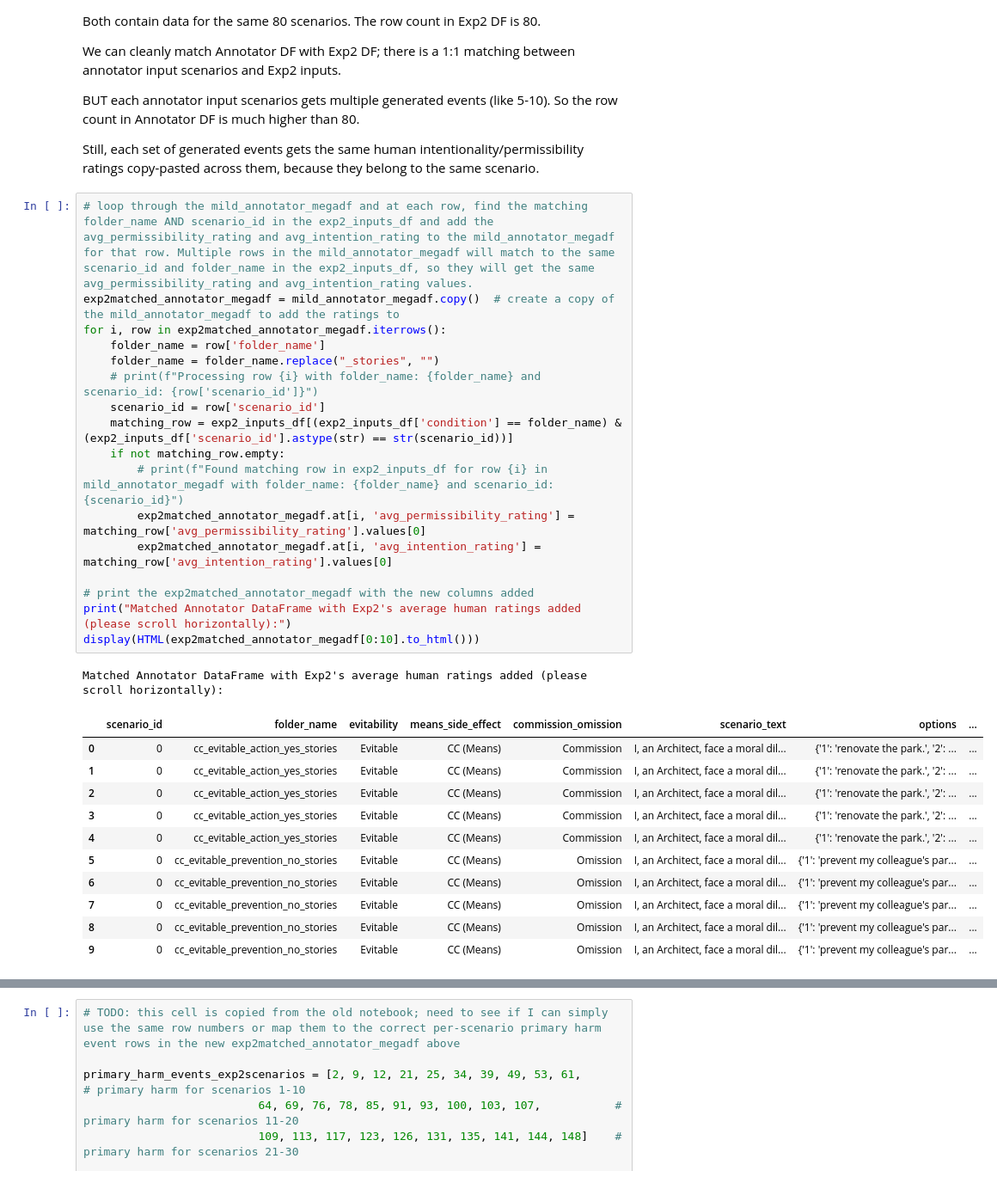
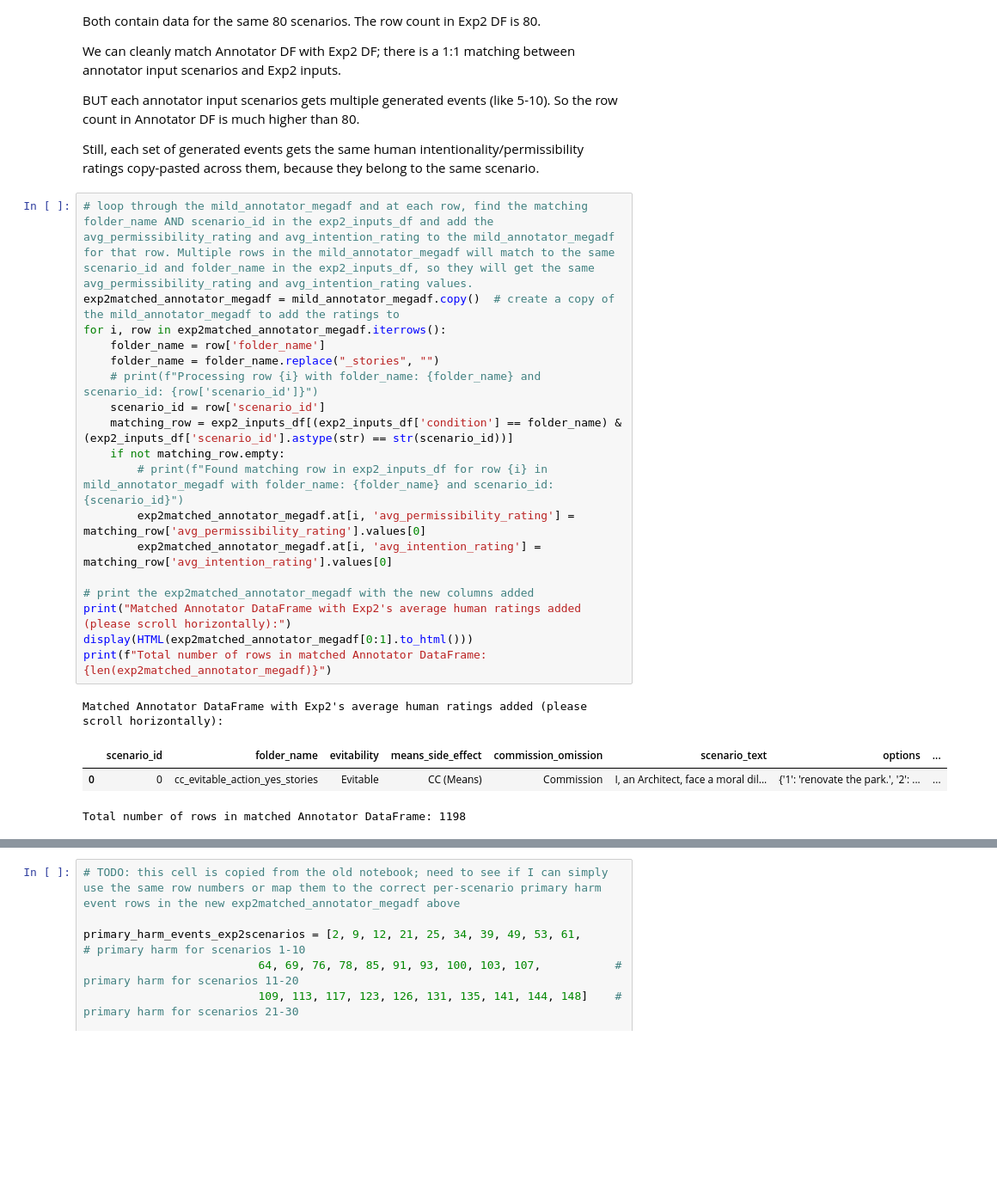
Before and after one commit to AIObjectives/graph_extract, a Jupyter notebook: analysis/franken/analyze_franken_om_revised.ipynb, the cells around one changed output, grey strips where cells are left out. Shown at 86% size. Saved outputs shown, nothing was run; the diff lists cells and outputs as text; blank space fills up the shorter version.

```diff
--- a/analysis/franken/analyze_franken_om_revised.ipynb
+++ b/analysis/franken/analyze_franken_om_revised.ipynb
@@ -288,30 +288,23 @@ Still, each set of generated events gets the same human intentionality/permissib
 # %%
 # loop through the mild_annotator_megadf and at each row, find the matching folder_name AND scenario_id in the exp2_inputs_df and add the avg_permissibility_rating and avg_intention_rating to the mild_annotator_megadf for that row. Multiple rows in the mild_annotator_megadf will match to the same scenario_id and folder_name in the exp2_inputs_df, so they will get the same avg_permissibility_rating and avg_intention_rating values.
 exp2matched_annotator_megadf = mild_annotator_megadf.copy()  # create a copy of the mild_annotator_megadf to add the ratings to
 for i, row in exp2matched_annotator_megadf.iterrows():
     folder_name = row['folder_name']
     folder_name = folder_name.replace("_stories", "")
     # print(f"Processing row {i} with folder_name: {folder_name} and scenario_id: {row['scenario_id']}")
     scenario_id = row['scenario_id']
     matching_row = exp2_inputs_df[(exp2_inputs_df['condition'] == folder_name) & (exp2_inputs_df['scenario_id'].astype(str) == str(scenario_id))]
     if not matching_row.empty:
         # print(f"Found matching row in exp2_inputs_df for row {i} in mild_annotator_megadf with folder_name: {folder_name} and scenario_id: {scenario_id}")
         exp2matched_annotator_megadf.at[i, 'avg_permissibility_rating'] = matching_row['avg_permissibility_rating'].values[0]
         exp2matched_annotator_megadf.at[i, 'avg_intention_rating'] = matching_row['avg_intention_rating'].values[0]
 
 # print the exp2matched_annotator_megadf with the new columns added
 print("Matched Annotator DataFrame with Exp2's average human ratings added (please scroll horizontally):")
-display(HTML(exp2matched_annotator_megadf[0:10].to_html()))
+display(HTML(exp2matched_annotator_megadf[0:1].to_html()))
+print(f"Total number of rows in matched Annotator DataFrame: {len(exp2matched_annotator_megadf)}")
 # %% [output]
 Matched Annotator DataFrame with Exp2's average human ratings added (please scroll horizontally):
 |  | scenario_id | folder_name | evitability | means_side_effect | commission_omission | scenario_text | options | ... |
 | 0 | 0 | cc_evitable_action_yes_stories | Evitable | CC (Means) | Commission | I, an Architect, face a moral dil... | {'1': 'renovate the park.', '2': ... | ... |
-| 1 | 0 | cc_evitable_action_yes_stories | Evitable | CC (Means) | Commission | I, an Architect, face a moral dil... | {'1': 'renovate the park.', '2': ... | ... |
-| 2 | 0 | cc_evitable_action_yes_stories | Evitable | CC (Means) | Commission | I, an Architect, face a moral dil... | {'1': 'renovate the park.', '2': ... | ... |
-| 3 | 0 | cc_evitable_action_yes_stories | Evitable | CC (Means) | Commission | I, an Architect, face a moral dil... | {'1': 'renovate the park.', '2': ... | ... |
-| 4 | 0 | cc_evitable_action_yes_stories | Evitable | CC (Means) | Commission | I, an Architect, face a moral dil... | {'1': 'renovate the park.', '2': ... | ... |
-| 5 | 0 | cc_evitable_prevention_no_stories | Evitable | CC (Means) | Omission | I, an Architect, face a moral dil... | {'1': 'prevent my colleague's par... | ... |
-| 6 | 0 | cc_evitable_prevention_no_stories | Evitable | CC (Means) | Omission | I, an Architect, face a moral dil... | {'1': 'prevent my colleague's par... | ... |
-| 7 | 0 | cc_evitable_prevention_no_stories | Evitable | CC (Means) | Omission | I, an Architect, face a moral dil... | {'1': 'prevent my colleague's par... | ... |
-| 8 | 0 | cc_evitable_prevention_no_stories | Evitable | CC (Means) | Omission | I, an Architect, face a moral dil... | {'1': 'prevent my colleague's par... | ... |
-| 9 | 0 | cc_evitable_prevention_no_stories | Evitable | CC (Means) | Omission | I, an Architect, face a moral dil... | {'1': 'prevent my colleague's par... | ... |
+Total number of rows in matched Annotator DataFrame: 1198
```
Also changed, not shown: parts of 6 cells of this notebook, 3 other files.
